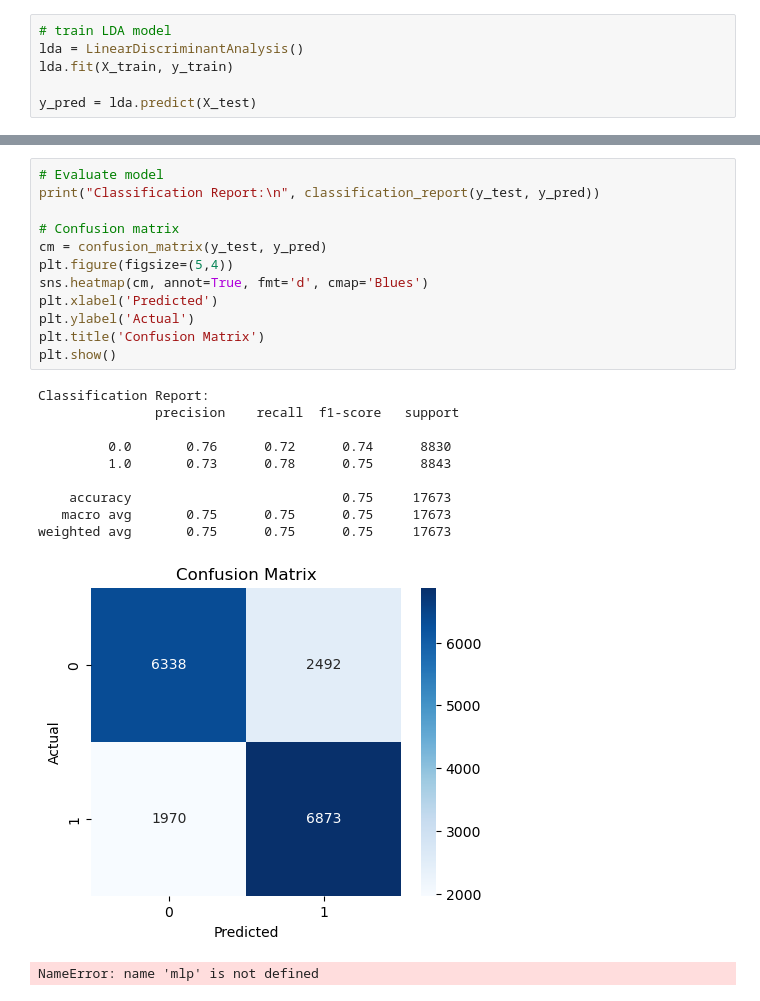
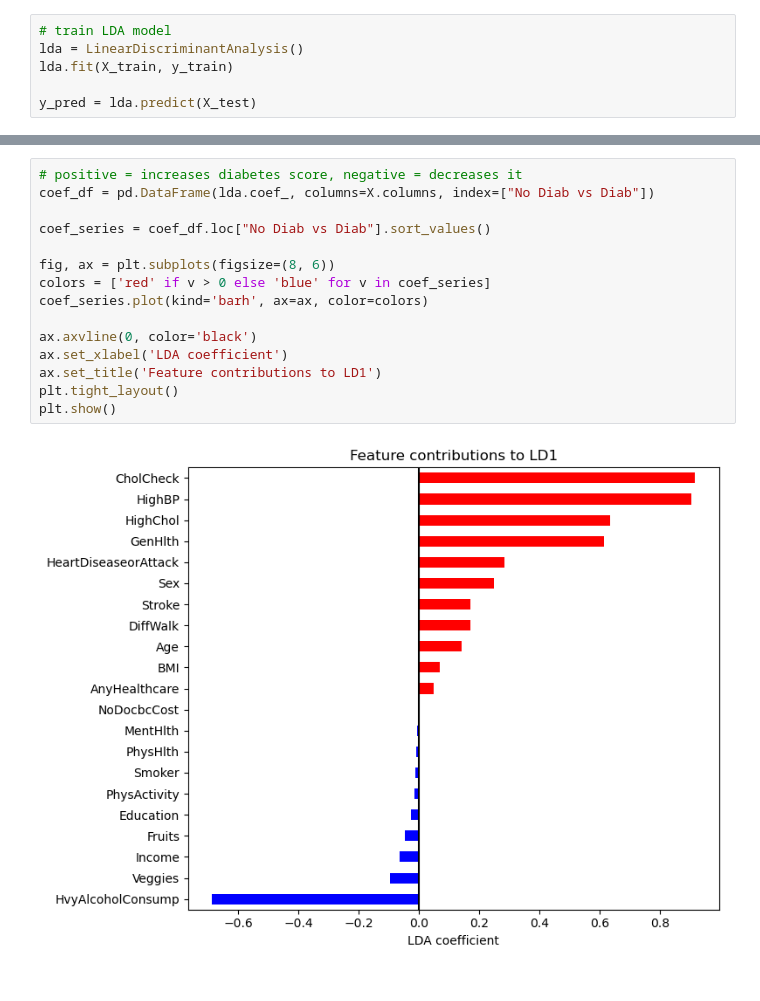
Before and after one commit to pponn/DS4400_Final_Project, a Jupyter notebook: LDA.ipynb, the cells around one changed output, grey strips where cells are left out. Saved outputs shown, nothing was run; the diff lists cells and outputs as text.

```diff
--- a/LDA.ipynb
+++ b/LDA.ipynb
@@ -64,24 +60,17 @@ No Diab vs Diab  0.169227  0.249667  0.142359  -0.027753 -0.0647
-# %%
-# Evaluate model
-print("Classification Report:\n", classification_report(y_test, y_pred))
-
-# Confusion matrix
-cm = confusion_matrix(y_test, y_pred)
-plt.figure(figsize=(5,4))
-sns.heatmap(cm, annot=True, fmt='d', cmap='Blues')
-plt.xlabel('Predicted')
-plt.ylabel('Actual')
-plt.title('Confusion Matrix')
-plt.show()
-# %% [output]
-Classification Report:
-               precision    recall  f1-score   support
-
-         0.0       0.76      0.72      0.74      8830
-         1.0       0.73      0.78      0.75      8843
-
-    accuracy                           0.75     17673
-   macro avg       0.75      0.75      0.75     17673
-weighted avg       0.75      0.75      0.75     17673
-[figure, removed]
-NameError: name 'mlp' is not defined
+# %%
+# positive = increases diabetes score, negative = decreases it
+coef_df = pd.DataFrame(lda.coef_, columns=X.columns, index=["No Diab vs Diab"])
+
+coef_series = coef_df.loc["No Diab vs Diab"].sort_values()
+
+fig, ax = plt.subplots(figsize=(8, 6))
+colors = ['red' if v > 0 else 'blue' for v in coef_series]
+coef_series.plot(kind='barh', ax=ax, color=colors)
+
+ax.axvline(0, color='black')
+ax.set_xlabel('LDA coefficient')
+ax.set_title('Feature contributions to LD1')
+plt.tight_layout()
+plt.show()
+# %% [output]
+[figure, added]
```
Also changed, not shown: parts of 2 cells of this notebook.
